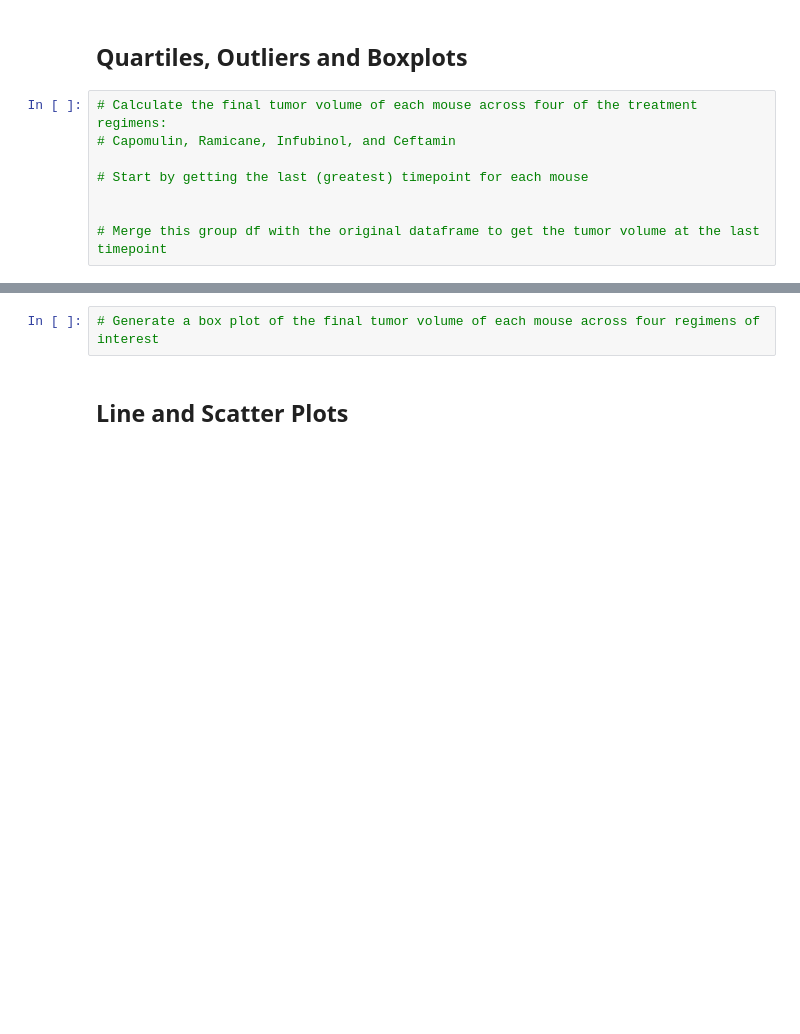
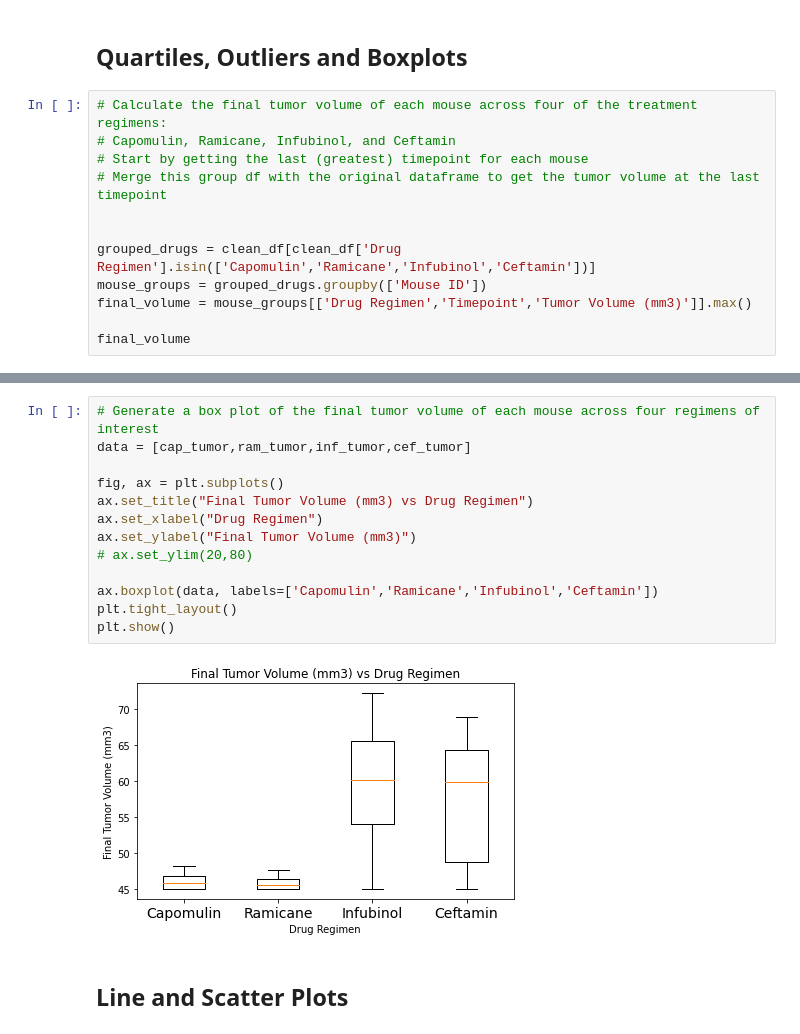
Before and after one commit to hills072/Matplotlib-pymaceuticals, a Jupyter notebook: matplotlib/matplotlib_starter.ipynb, the cells around one changed output, grey strips where cells are left out. Cells and saved outputs as stored; diff of their text form; blank space fills up the shorter version.

Commit message:
finished box plot

```diff
--- a/matplotlib/matplotlib_starter.ipynb
+++ b/matplotlib/matplotlib_starter.ipynb
@@ -212,8 +212,12 @@ plt.show()
 # %%
 # Calculate the final tumor volume of each mouse across four of the treatment regimens:
 # Capomulin, Ramicane, Infubinol, and Ceftamin
-
 # Start by getting the last (greatest) timepoint for each mouse
+# Merge this group df with the original dataframe to get the tumor volume at the last timepoint
 
 
-# Merge this group df with the original dataframe to get the tumor volume at the last timepoint
+grouped_drugs = clean_df[clean_df['Drug Regimen'].isin(['Capomulin','Ramicane','Infubinol','Ceftamin'])]
+mouse_groups = grouped_drugs.groupby(['Mouse ID'])
+final_volume = mouse_groups[['Drug Regimen','Timepoint','Tumor Volume (mm3)']].max()
+
+final_volume
@@ -237,5 +359,18 @@ plt.show()
 # %%
 # Generate a box plot of the final tumor volume of each mouse across four regimens of interest
+data = [cap_tumor,ram_tumor,inf_tumor,cef_tumor]
+
+fig, ax = plt.subplots()
+ax.set_title("Final Tumor Volume (mm3) vs Drug Regimen")
+ax.set_xlabel("Drug Regimen")
+ax.set_ylabel("Final Tumor Volume (mm3)")
+# ax.set_ylim(20,80)
+
+ax.boxplot(data, labels=['Capomulin','Ramicane','Infubinol','Ceftamin'])
+plt.tight_layout()
+plt.show()
+# %% [output]
+[figure, added]
 # %% [markdown]
 ## Line and Scatter Plots
 # %%
```
Also changed, not shown: parts of 5 cells of this notebook.
